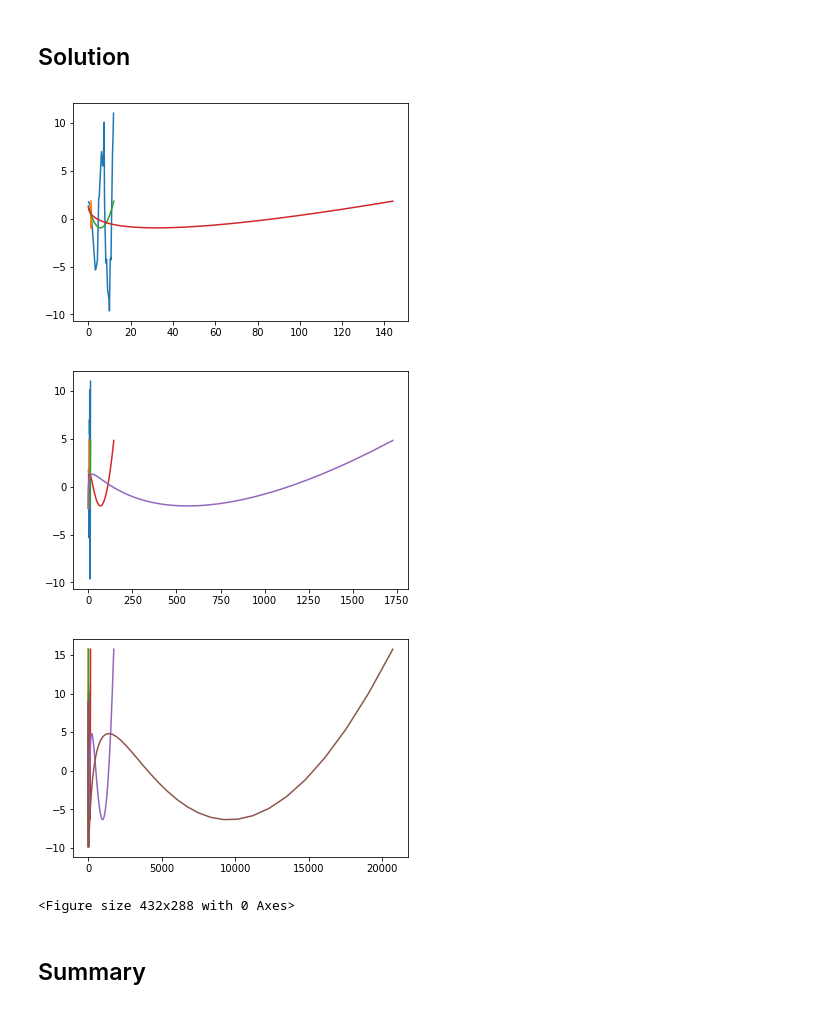
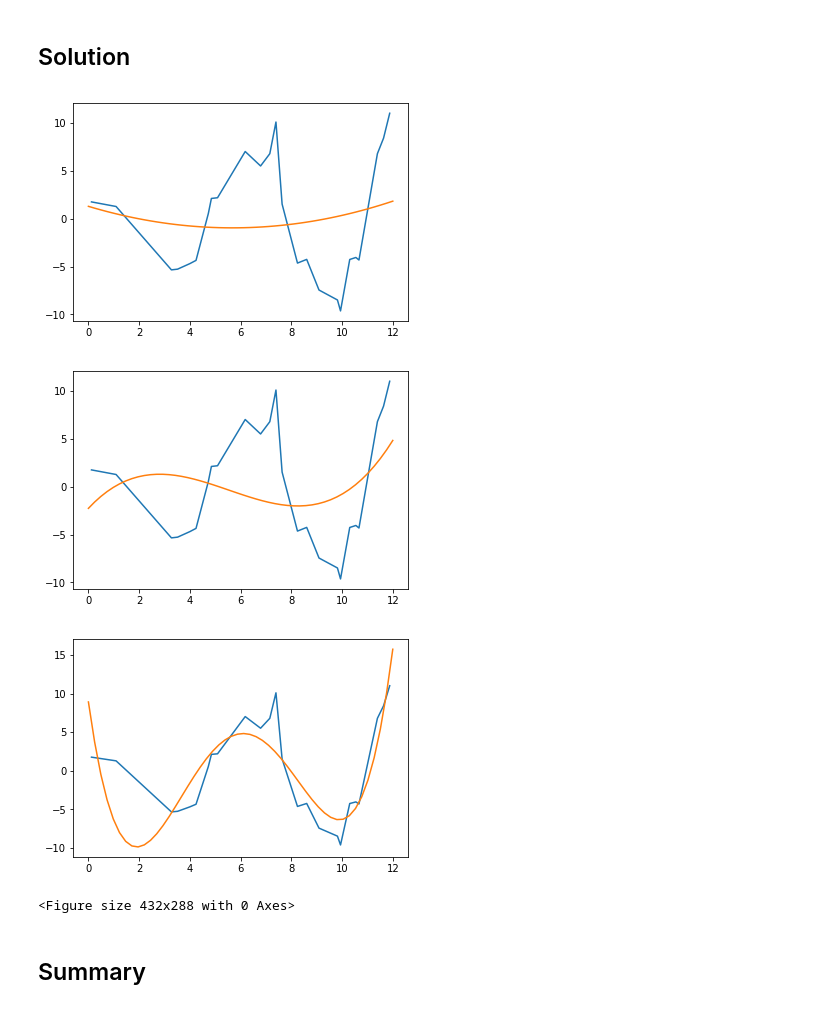
Before and after one commit to aschams/dsc-polynomial-regression-lab-dc-ds-060319, a Jupyter notebook: index.ipynb, the cells around one changed output. Saved outputs shown, nothing was run; the diff lists cells and outputs as text; code cells hidden in the pictures.

```diff
--- a/index.ipynb
+++ b/index.ipynb
@@ -42,26 +42,26 @@ Now it's time to determine the optimal degree of polynomial features for a model
 # %%
 ## your code here
 from sklearn.preprocessing import PolynomialFeatures
 from sklearn.linear_model import LinearRegression
 import matplotlib.pyplot as plt
 import pandas as pd
 
 X_linspace = pd.DataFrame(np.linspace(0, 12,50))
 degrees = [2, 3, 4]
 for p in degrees:
     poly=PolynomialFeatures(p)
     X_fin = poly.fit_transform(x.reshape(-1, 1))
     X_fin_linspace = poly.fit_transform(X_linspace)
     lin_reg = LinearRegression()
     lin_reg.fit(X_fin, y)
     preds = lin_reg.predict(X_fin_linspace)
     plt.plot(x, y)
-    plt.plot(X_fin_linspace, preds)
+    plt.plot(X_linspace, preds)
     plt.figure()
 # %% [output]
-[figure, old version]
+[figure, new version]
-[figure, old version]
+[figure, new version]
-[figure, old version]
+[figure, new version]
 <Figure size 432x288 with 0 Axes>
 # %% [markdown]
 ## Summary
```
